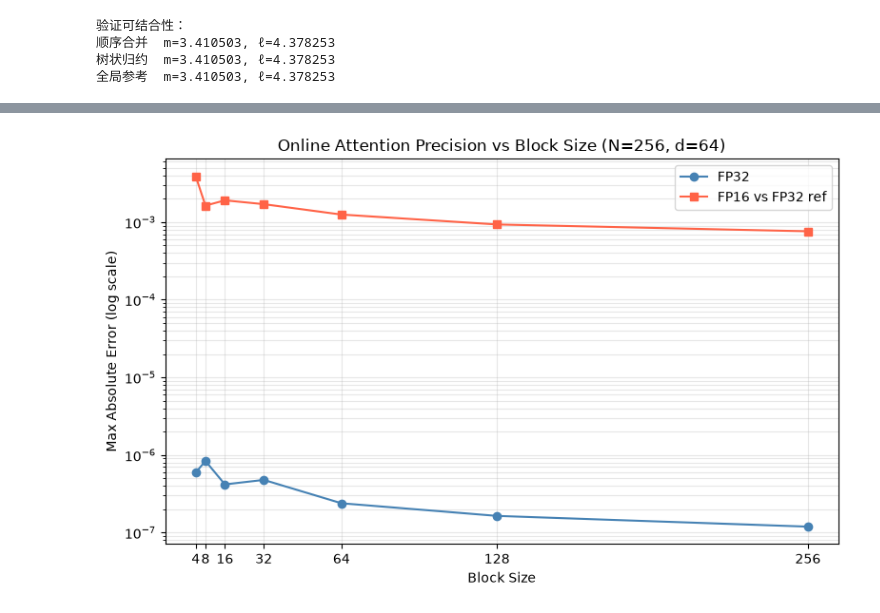
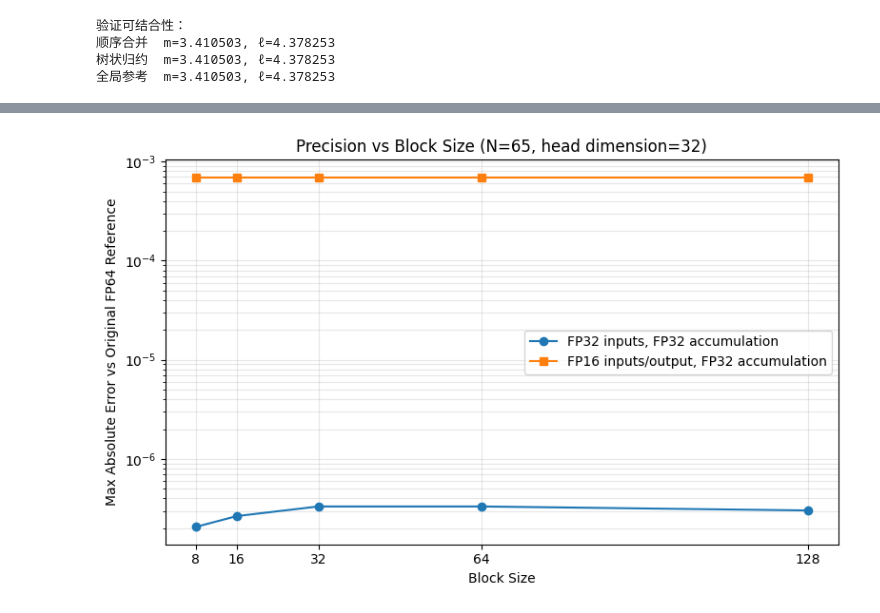
Before and after one commit to Arendengdeng/efficient-attention-lab, a Jupyter notebook: notebooks/02_online_softmax.ipynb, the cells around one changed output, grey strips where cells are left out. Drawn from its saved outputs; the diff is of its cells as text; code cells hidden in the pictures.

```diff
--- a/notebooks/02_online_softmax.ipynb
+++ b/notebooks/02_online_softmax.ipynb
@@ -654,44 +635,55 @@ Online Softmax 引入了额外的乘法修正项（$e^{m_\text{old} - m_\text{ne
 # %%
 torch.manual_seed(0)
-B2, H2, N2, d2 = 1, 1, 256, 64
+B2, h2, N2, d_k2 = 1, 1, 65, 32
+Q2 = torch.randn(B2, h2, N2, d_k2, device=device)
+K2 = torch.randn_like(Q2)
+V2 = torch.randn_like(Q2)
+Q2h, K2h, V2h = Q2.half(), K2.half(), V2.half()
+with torch.no_grad(), select_backend('math'):
+    ref_fp64 = F.scaled_dot_product_attention(Q2.double(), K2.double(), V2.double())
+    ref_half_inputs = F.scaled_dot_product_attention(Q2h.double(), K2h.double(), V2h.double())
+input_error = (ref_half_inputs-ref_fp64).abs().max().item()
+print(f'仅输入转为 FP16 导致的输出差异：{input_error:.2e}')
 
-Q2 = torch.randn(B2, H2, N2, d2)
-K2 = torch.randn(B2, H2, N2, d2)
-V2 = torch.randn(B2, H2, N2, d2)
-
-# FP32 参考
-ref_fp32 = F.scaled_dot_product_attention(Q2, K2, V2)
-
-block_sizes = [4, 8, 16, 32, 64, 128, 256]
-errors_fp32 = []
-errors_fp16 = []
-
-for bs in block_sizes:
-   # FP32
-    out32 = tiled_online_attention(Q2, K2, V2, block_r=bs, block_c=bs)
-    errors_fp32.append((out32 - ref_fp32).abs().max().item())
-
-   # FP16
-    Q2h = Q2.half()
-    K2h = K2.half()
-    V2h = V2.half()
-    out16 = tiled_online_attention(Q2h, K2h, V2h, block_r=bs, block_c=bs)
-    errors_fp16.append((out16.float() - ref_fp32).abs().max().item())
-
+block_sizes = [8, 16, 32, 64, 128]
+errors_fp32, errors_fp16 = [], []
+with torch.no_grad():
+    for bs in block_sizes:
+        out32 = tiled_online_attention(Q2, K2, V2, block_r=bs, block_c=bs)
+        out16 = tiled_online_attention(Q2h, K2h, V2h, block_r=bs, block_c=bs)
+        err32 = (out32.double()-ref_fp64).abs().max().item()
+        err16 = (out16.double()-ref_fp64).abs().max().item()
+        same_input_error = (out16.double()-ref_half_inputs).abs().max().item()
+        assert torch.isfinite(out32).all() and torch.isfinite(out16).all()
+        torch.testing.assert_close(out32.double(), ref_fp64, atol=1e-5, rtol=1e-4)
+        torch.testing.assert_close(out16.double(), ref_half_inputs, atol=2e-3, rtol=2e-3)
+        errors_fp32.append(err32)
+        errors_fp16.append(err16)
+        precision_checks.append({
+            'shape': list(Q2.shape), 'block_size': bs, 'causal': False,
+            'reference': 'forced SDPA math, FP64',
+            'fp32_max_abs_error': float(err32), 'fp16_total_max_abs_error': float(err16),
+            'fp16_same_input_max_abs_error': float(same_input_error),
+            'fp16_input_only_max_abs_error': float(input_error), 'status': 'passed',
+        })
+        print(f'块={bs:3d}，FP32={err32:.2e}，FP16 总误差={err16:.2e}，相同 FP16 输入误差={same_input_error:.2e}')
 
 fig, ax = plt.subplots(figsize=(8, 5))
-ax.semilogy(block_sizes, errors_fp32, marker="o", color="steelblue", label="FP32")
-if not all(math.isnan(e) for e in errors_fp16):
-    ax.semilogy(block_sizes, errors_fp16, marker="s", color="tomato", label="FP16 vs FP32 ref")
-
-ax.set_xlabel("Block Size")
-ax.set_ylabel("Max Absolute Error (log scale)")
-ax.set_title(f"Online Attention Precision vs Block Size (N={N2}, d={d2})")
+ax.semilogy(block_sizes, errors_fp32, marker='o', label='FP32 inputs, FP32 accumulation')
+ax.semilogy(block_sizes, errors_fp16, marker='s', label='FP16 inputs/output, FP32 accumulation')
+ax.set_xlabel('Block Size')
+ax.set_ylabel('Max Absolute Error vs Original FP64 Reference')
+ax.set_title(f'Precision vs Block Size (N={N2}, head dimension={d_k2})')
 ax.set_xticks(block_sizes)
 ax.legend()
-ax.grid(alpha=0.3, which="both")
+ax.grid(alpha=0.3, which='both')
 plt.tight_layout()
-plt.savefig("../results/02_precision_vs_blocksize.png", dpi=120, bbox_inches="tight")
+plt.savefig(results_dir / "02_precision_vs_blocksize.png", dpi=120, bbox_inches='tight')
 plt.show()
-print("图像已保存至 results/02_precision_vs_blocksize.png")
+
+(results_dir / '02_validation_online_softmax.json').write_text(
+    json.dumps({'forward_checks': validation_checks, 'precision_checks': precision_checks},
+               indent=2, ensure_ascii=False, allow_nan=False), encoding='utf-8'
+)
+print('已保存分块前向与精度检查数据：02_validation_online_softmax.json')
 # %% [output]
@@ -698 +696 @@ print("图像已保存至 results/02_precision_vs_blocksize.png")
-[figure, old version]
+[figure, new version]
```
Also changed, not shown: parts of 30 cells of this notebook, 39 other files.
